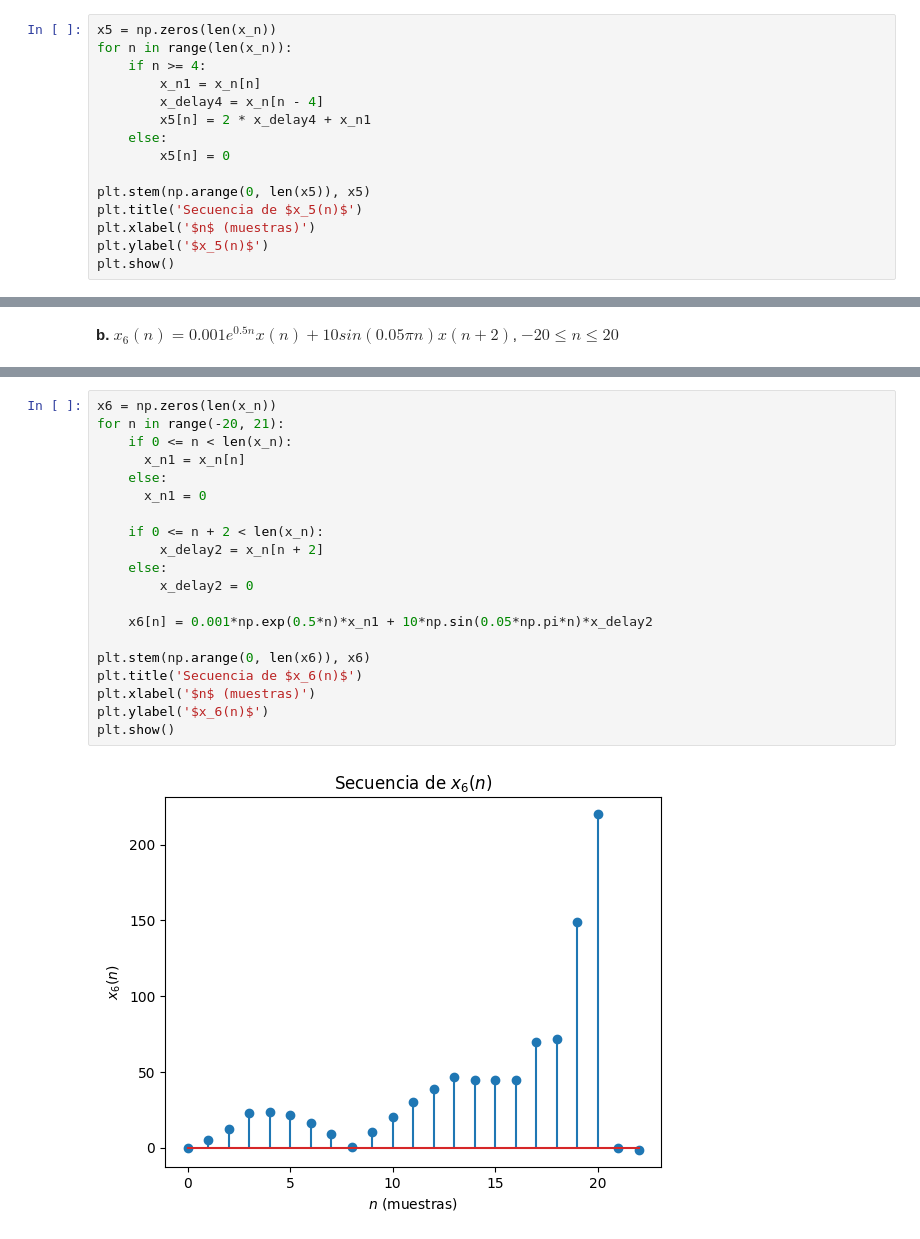
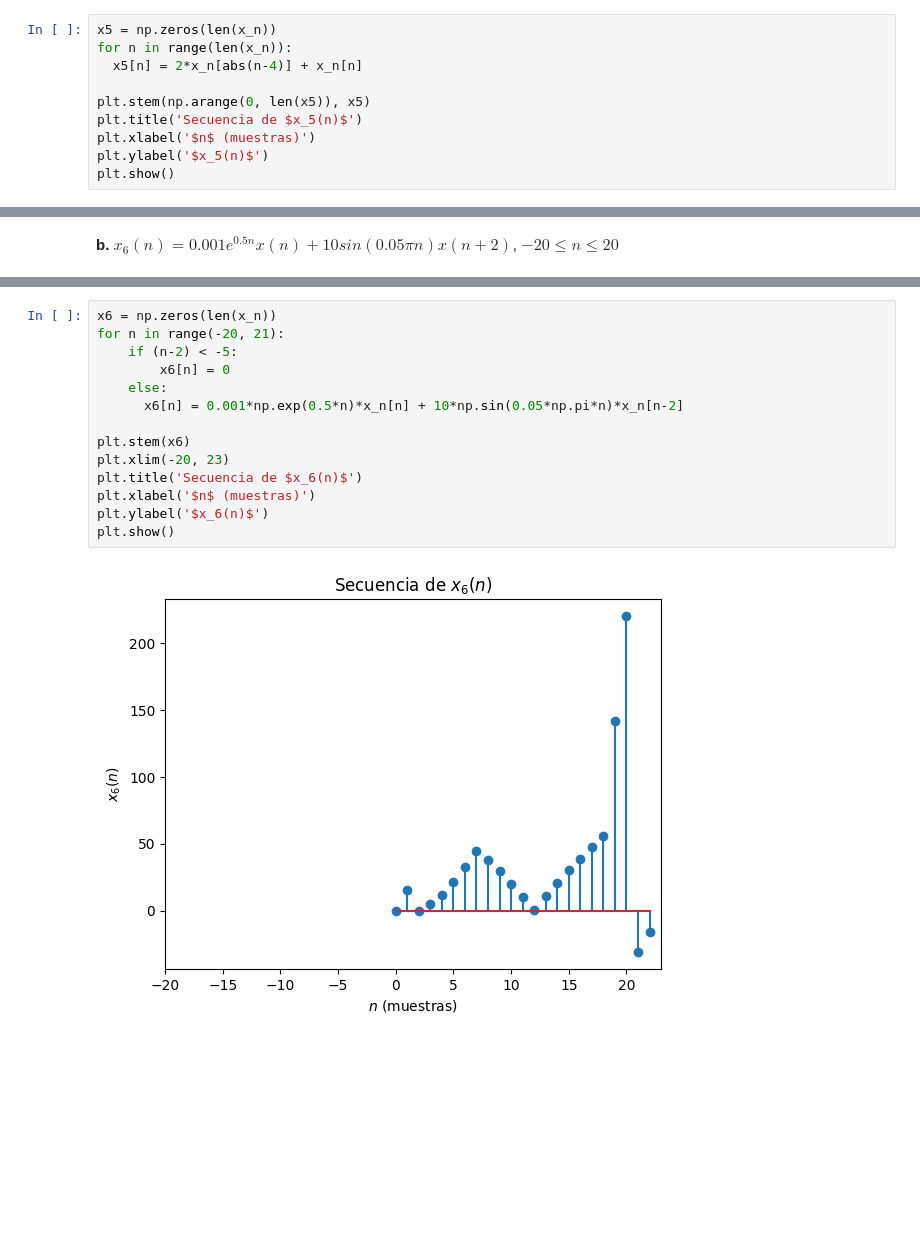
Before and after one commit to marianayarce1224/lab_biosenales, a Jupyter notebook: PRACTICA2/P2_Python_G3.ipynb, the cells around one changed output, grey strips where cells are left out. Drawn from its saved outputs; the diff is of its cells as text; blank space fills up the shorter version.

```diff
--- a/PRACTICA2/P2_Python_G3.ipynb
+++ b/PRACTICA2/P2_Python_G3.ipynb
@@ -260,12 +257,7 @@ Como la secuencia $x(n)$ no está definida para 4 retrasos, se reemplazan en 0 p
 # %%
 x5 = np.zeros(len(x_n))
 for n in range(len(x_n)):
-    if n >= 4:
-        x_n1 = x_n[n]
-        x_delay4 = x_n[n - 4]
-        x5[n] = 2 * x_delay4 + x_n1
-    else:
-        x5[n] = 0
+  x5[n] = 2*x_n[abs(n-4)] + x_n[n]
 
 plt.stem(np.arange(0, len(x5)), x5)
 plt.title('Secuencia de $x_5(n)$')
@@ -281,22 +271,16 @@ Como la secuencia $x_6(n)$ se calcula con un procedimiento parecido al del numer
 # %%
 x6 = np.zeros(len(x_n))
 for n in range(-20, 21):
-    if 0 <= n < len(x_n):
-      x_n1 = x_n[n]
+    if (n-2) < -5:
+        x6[n] = 0
     else:
-      x_n1 = 0
+      x6[n] = 0.001*np.exp(0.5*n)*x_n[n] + 10*np.sin(0.05*np.pi*n)*x_n[n-2]
 
-    if 0 <= n + 2 < len(x_n):
-        x_delay2 = x_n[n + 2]
-    else:
-        x_delay2 = 0
-
-    x6[n] = 0.001*np.exp(0.5*n)*x_n1 + 10*np.sin(0.05*np.pi*n)*x_delay2
-
-plt.stem(np.arange(0, len(x6)), x6)
+plt.stem(x6)
+plt.xlim(-20, 23)
 plt.title('Secuencia de $x_6(n)$')
 plt.xlabel('$n$ (muestras)')
 plt.ylabel('$x_6(n)$')
 plt.show()
 # %% [output]
-[figure, old version]
+[figure, new version]
```
Also changed, not shown: parts of 9 cells of this notebook.
